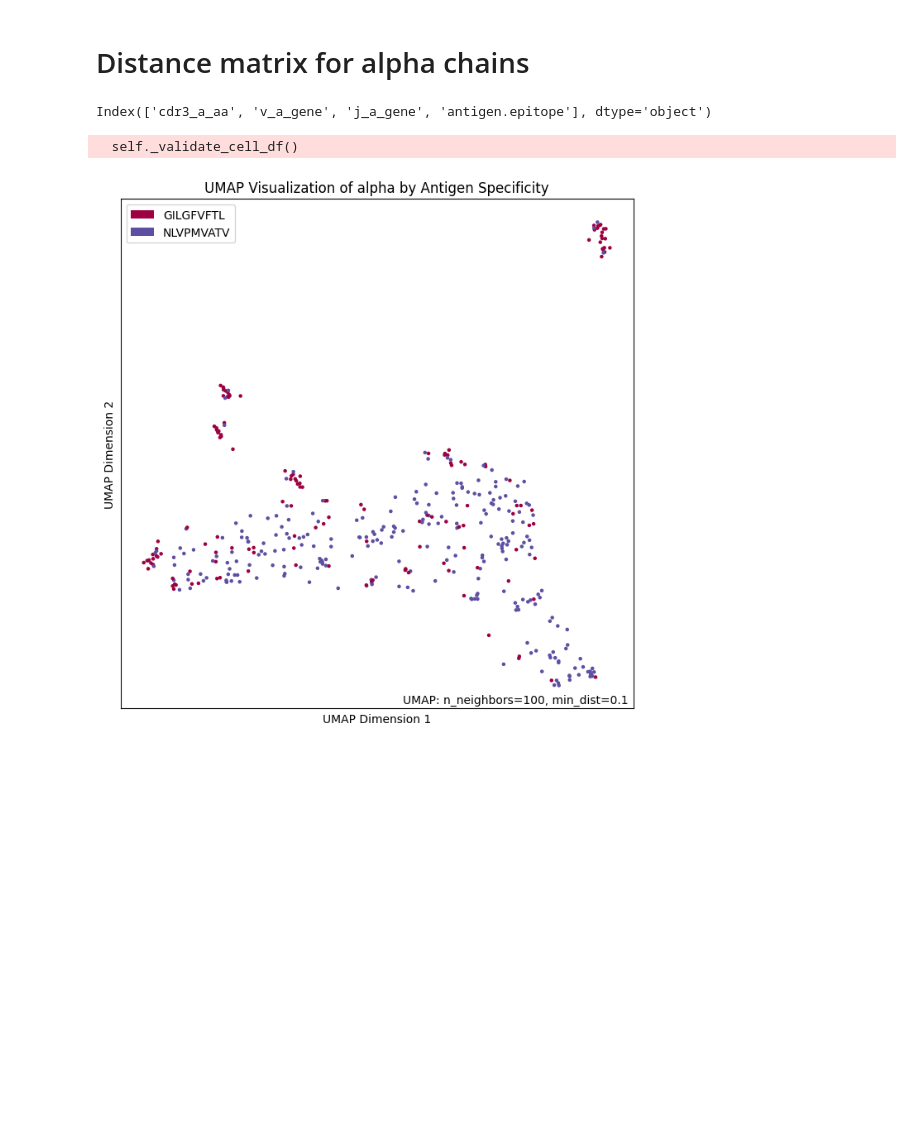
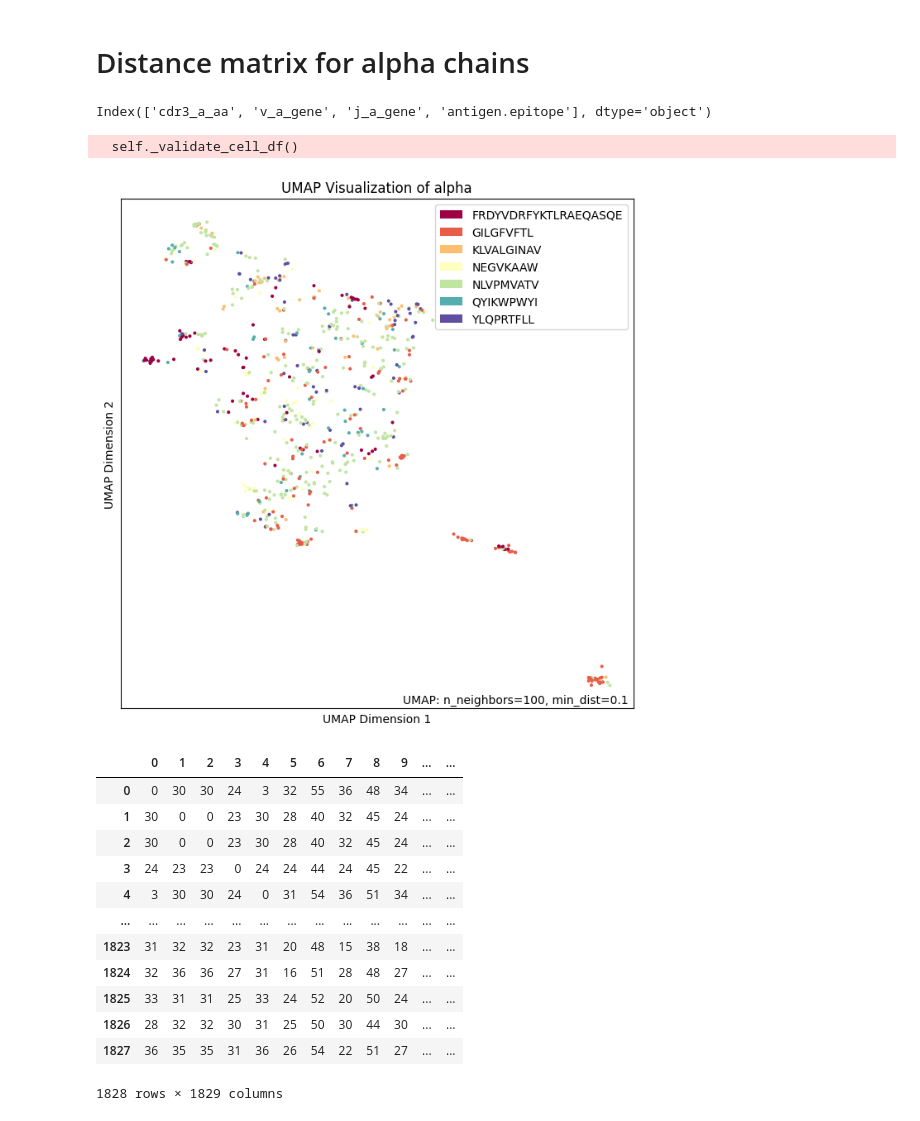
Before and after one commit to UoB-DSMP-2023-24/dsmp-2024-groupol1, a Jupyter notebook: distances_matrix.ipynb, the cells around one changed output. Drawn from its saved outputs; the diff is of its cells as text; code cells hidden in the pictures; blank space fills up the shorter version.

```diff
--- a/distances_matrix.ipynb
+++ b/distances_matrix.ipynb
@@ -138,8 +155,24 @@ alpha_chains = TRA[['cdr3', 'v.segm', 'j.segm', 'antigen.epitope']].copy()
 alpha_chains.rename(columns={'cdr3':'cdr3_a_aa','v.segm':'v_a_gene', 'j.segm':'j_a_gene'}, inplace=True)
 print(alpha_chains.columns)
 
-alpha_df = calculate_dist_and_umap(alpha_chains, 'alpha')
+alpha_df = calculate_dist_and_umap(alpha_chains, 'alpha', 'antigen.epitope')
 # %% [output]
 Index(['cdr3_a_aa', 'v_a_gene', 'j_a_gene', 'antigen.epitope'], dtype='object')
   self._validate_cell_df()
-[figure, old version]
+[figure, new version]
+# %%
+alpha_df
+# %% [output]
+|  | 0 | 1 | 2 | 3 | 4 | 5 | 6 | 7 | 8 | 9 | ... | ... |
+| 0 | 0 | 30 | 30 | 24 | 3 | 32 | 55 | 36 | 48 | 34 | ... | ... |
+| 1 | 30 | 0 | 0 | 23 | 30 | 28 | 40 | 32 | 45 | 24 | ... | ... |
+| 2 | 30 | 0 | 0 | 23 | 30 | 28 | 40 | 32 | 45 | 24 | ... | ... |
+| 3 | 24 | 23 | 23 | 0 | 24 | 24 | 44 | 24 | 45 | 22 | ... | ... |
+| 4 | 3 | 30 | 30 | 24 | 0 | 31 | 54 | 36 | 51 | 34 | ... | ... |
+| ... | ... | ... | ... | ... | ... | ... | ... | ... | ... | ... | ... | ... |
+| 1823 | 31 | 32 | 32 | 23 | 31 | 20 | 48 | 15 | 38 | 18 | ... | ... |
+| 1824 | 32 | 36 | 36 | 27 | 31 | 16 | 51 | 28 | 48 | 27 | ... | ... |
+| 1825 | 33 | 31 | 31 | 25 | 33 | 24 | 52 | 20 | 50 | 24 | ... | ... |
+| 1826 | 28 | 32 | 32 | 30 | 31 | 25 | 50 | 30 | 44 | 30 | ... | ... |
+| 1827 | 36 | 35 | 35 | 31 | 36 | 26 | 54 | 22 | 51 | 27 | ... | ... |
+1828 rows × 1829 columns
```
Also changed, not shown: parts of 13 cells of this notebook, 3 other files.
